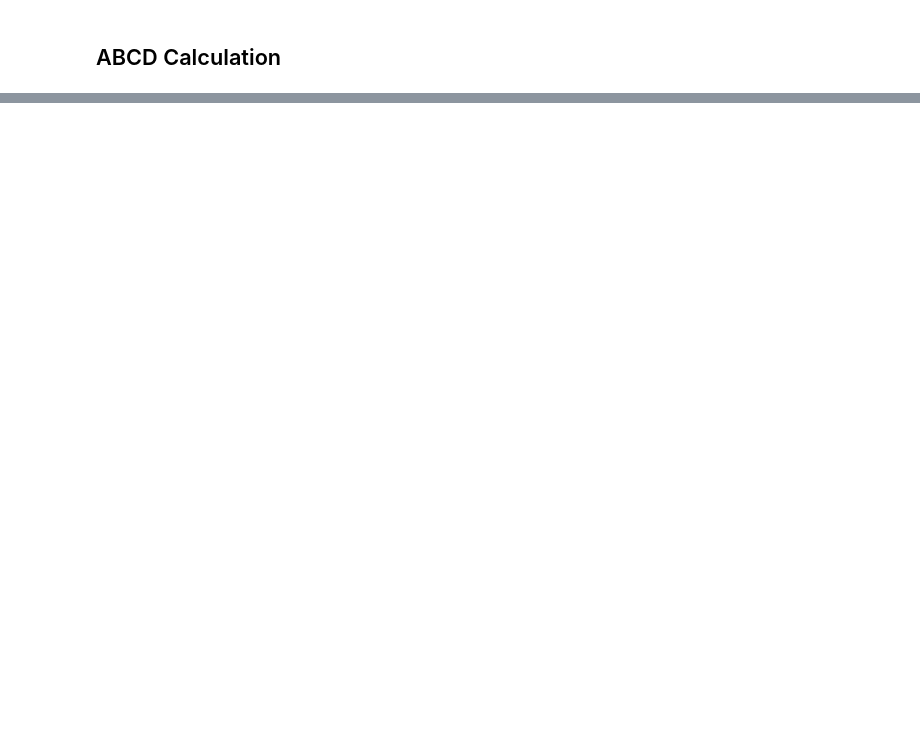
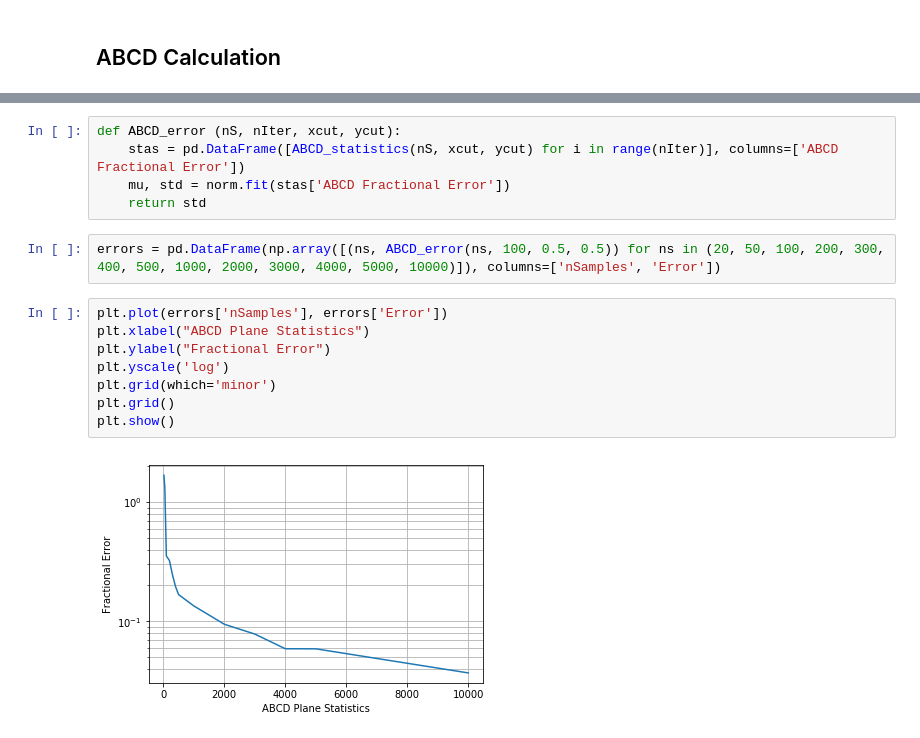
Before and after one commit to ATLASCalRatio/ABCDExplorations, a Jupyter notebook: notebooks/01 - Simple Uncorrelated.ipynb, the cells around one changed output, grey strips where cells are left out. Saved outputs shown, nothing was run; the diff lists cells and outputs as text; blank space fills up the shorter version.

```diff
--- a/notebooks/01 - Simple Uncorrelated.ipynb
+++ b/notebooks/01 - Simple Uncorrelated.ipynb
@@ -65,0 +88,17 @@ fractionalError*100
+# %%
+def ABCD_error (nS, nIter, xcut, ycut):
+    stas = pd.DataFrame([ABCD_statistics(nS, xcut, ycut) for i in range(nIter)], columns=['ABCD Fractional Error'])
+    mu, std = norm.fit(stas['ABCD Fractional Error'])
+    return std
+# %%
+errors = pd.DataFrame(np.array([(ns, ABCD_error(ns, 100, 0.5, 0.5)) for ns in (20, 50, 100, 200, 300, 400, 500, 1000, 2000, 3000, 4000, 5000, 10000)]), columns=['nSamples', 'Error'])
+# %%
+plt.plot(errors['nSamples'], errors['Error'])
+plt.xlabel("ABCD Plane Statistics")
+plt.ylabel("Fractional Error")
+plt.yscale('log')
+plt.grid(which='minor')
+plt.grid()
+plt.show()
+# %% [output]
+[figure, added]
```
Also changed, not shown: parts of 12 cells of this notebook.
